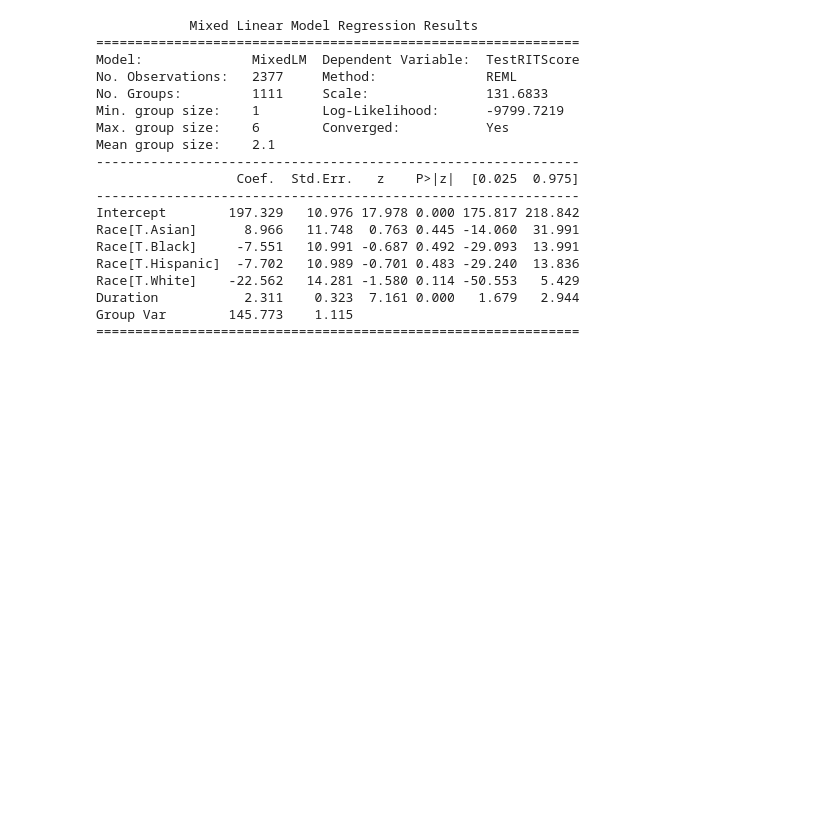
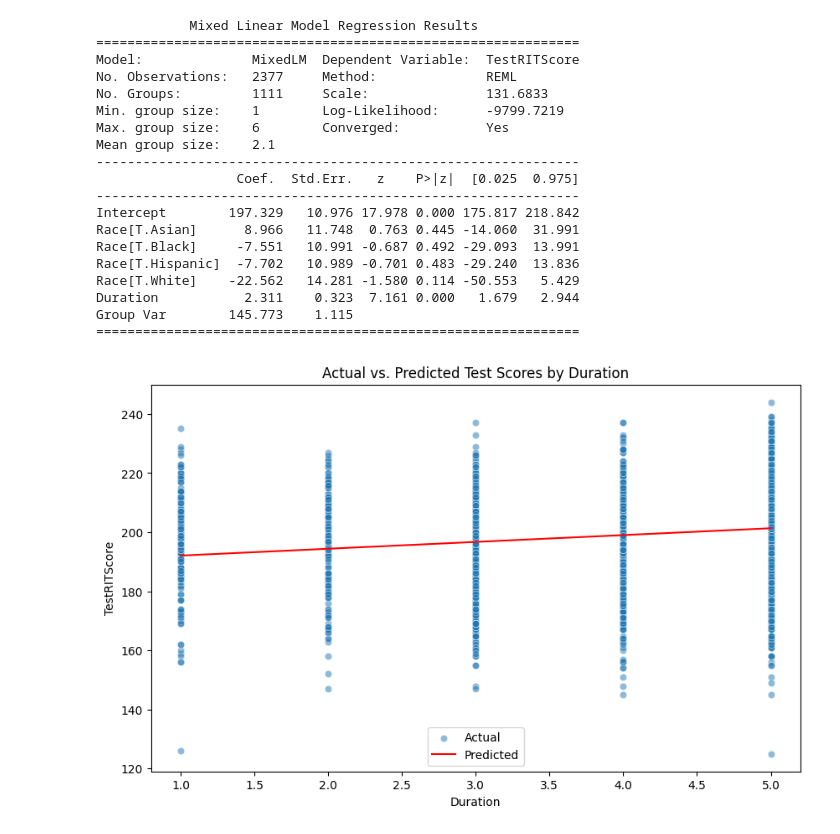
Before and after one commit to worldterminator/mess, a Jupyter notebook: leap.ipynb, the cells around one changed output. Saved outputs shown, nothing was run; the diff lists cells and outputs as text; code cells hidden in the pictures; blank space fills up the shorter version.

```diff
--- a/leap.ipynb
+++ b/leap.ipynb
@@ -880,3 +880,27 @@ Race[T.White]    -22.562   14.281 -1.580 0.114 -50.553   5.429
 Duration           2.311    0.323  7.161 0.000   1.679   2.944
 Group Var        145.773    1.115
 ==============================================================
+# %%
+import matplotlib.pyplot as plt
+import seaborn as sns
+import numpy as np
+
+# Assuming your model and pred_df are already defined as before
+
+# Get predicted values
+pred_df['Predicted'] = model.predict(pred_df)
+
+# Plot actual values
+plt.figure(figsize=(10, 6))
+sns.scatterplot(x='Duration', y='TestRITScore', data=precovid_filtered_reading, alpha=0.5, label='Actual')
+
+# Plot predicted trend
+sns.lineplot(x='Duration', y='Predicted', data=pred_df, color='red', label='Predicted')
+
+plt.xlabel('Duration')
+plt.ylabel('TestRITScore')
+plt.title('Actual vs. Predicted Test Scores by Duration')
+plt.legend()
+plt.show()
+# %% [output]
+[figure, added]
```
